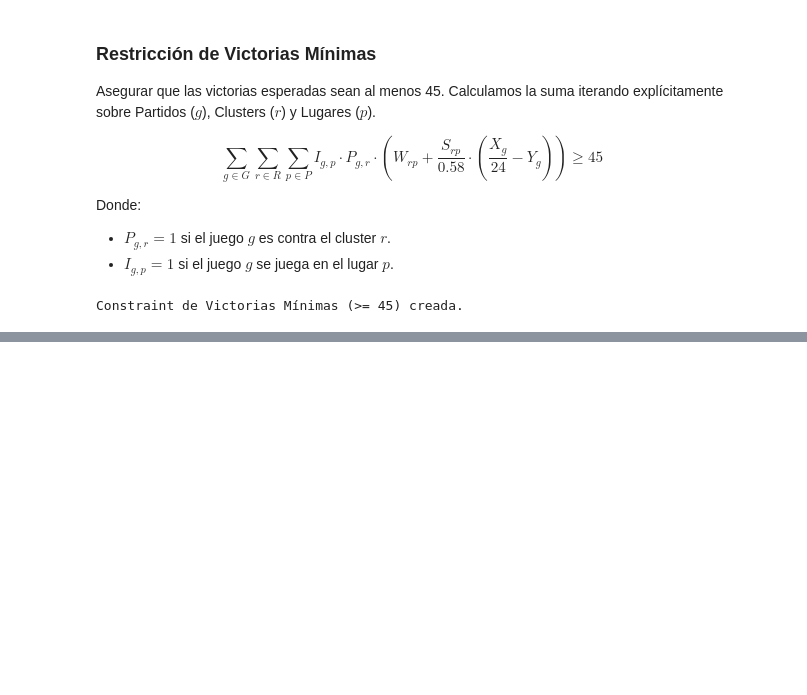
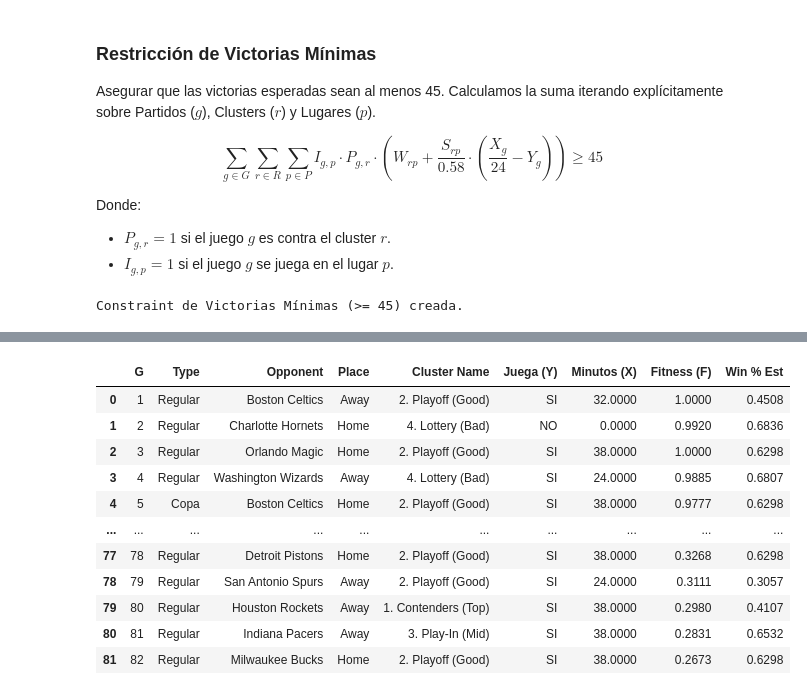
Before and after one commit to juanmoraga05/ProyectoOptimizacion, a Jupyter notebook: main.ipynb, the cells around one changed output, grey strips where cells are left out. Drawn from its saved outputs; the diff is of its cells as text; code cells hidden in the pictures; blank space fills up the shorter version.

```diff
--- a/main.ipynb
+++ b/main.ipynb
@@ -819,0 +922,84 @@ Game 82: Juega=1, Min=38.0, Físico=0.32
+# %%
+# Crear lista para almacenar detalles
+games_details = []
+
+# Asegurar que df_schedule esté indexado correctamente si es necesario,
+# pero aquí asumimos que podemos acceder por el ID de juego 'g' de alguna forma
+# Si df_schedule tiene G como columna, podemos buscar la fila.
+
+# Mapeo de Clusters a Nombres Representativos (Ranking: 3 > 0 > 2 > 1)
+cluster_map = {
+    3: "1. Contenders (Top)",
+    0: "2. Playoff (Good)",
+    2: "3. Play-In (Mid)",
+    1: "4. Lottery (Bad)"
+}
+
+for g in model.G:
+    # 1. Valores del Modelo
+    played_flag = pyo.value(model.Y[g])
+    minutes = pyo.value(model.X[g])
+    fitness = pyo.value(model.F[g])
+
+    # 2. Información del Calendario (df_schedule)
+    # Buscamos la fila donde 'G' == g
+    row = df_schedule[df_schedule['G'] == g].iloc[0]
+    opponent_name = row['Opponent']
+    # Cluster del oponente
+    opp_cluster = int(row['Opponent_Cluster']) if 'Opponent_Cluster' in row else -1
+    cluster_label = cluster_map.get(opp_cluster, "N/A")
+
+    # Lugar (Home/Away)
+    is_away = Place_g[g] # 1=Away, 0=Home
+    place_str = "Away" if is_away == 1 else "Home"
+
+    # Copa
+    is_cup = "Copa" if T_g.get(g, 0) == 1 else "Regular"
+
+    # 3. Probabilidad de Victoria Estimada para este partido
+    # Win Prob = W + (S / 0.58) * (X/24 - Y)
+    # Recuperamos W y S para este (cluster, place)
+    w_curr = W_rp.get((opp_cluster, is_away), 0)
+    s_curr = S_rp.get((opp_cluster, is_away), 0)
+
+    # Calcular
+    if played_flag > 0.5:
+        # Si juega
+        prob_win = w_curr + (s_curr / 0.58) * (minutes/24 - 1)
+    else:
+        # Si no juega X=0, Y=0 -> Win Prob = W
+        prob_win = w_curr
+
+    games_details.append({
+        "G": g,
+        "Opponent": opponent_name,
+        "Place": place_str,
+        "Cluster": opp_cluster,
+        "Cluster Name": cluster_label,
+        "Type": is_cup,
+        "Juega (Y)": "SI" if played_flag > 0.5 else "NO",
+        "Minutos (X)": minutes,
+        "Fitness (F)": fitness,
+        "Win % Est": prob_win
+    })
+
+# Convertir a DataFrame
+df_games_detailed = pd.DataFrame(games_details)
+
+# Ajustes visuales
+# Formato condicional o simplemente mostrar
+print(f"--- DETALLE DE CALENDARIO Y DECISIONES ({len(df_games_detailed)} partidos) ---")
+
+# Mostrar una muestra o todo. Con display() en VSCode se ve scrolleable.
+# Ordenamos columnas para legibilidad
+cols_order = ["G", "Type", "Opponent", "Place", "Cluster Name", "Juega (Y)", "Minutos (X)", "Fitness (F)", "Win % Est"]
+df_games_detailed = df_games_detailed[cols_order]
+
+# Formatear columnas numéricas para visualización
+pd.options.display.float_format = '{:.4f}'.format
+
+display(df_games_detailed)
+
+# Opcional: Mostrar solo los partidos jugados si se desea
+# display(df_games_detailed[df_games_detailed["Juega (Y)"] == "SI"])
+# %% [output]
@@ -819,0 +1007,12 @@ Game 82: Juega=1, Min=38.0, Físico=0.32
+|  | G | Type | Opponent | Place | Cluster Name | Juega (Y) | Minutos (X) | Fitness (F) | Win % Est |
+| 0 | 1 | Regular | Boston Celtics | Away | 2. Playoff (Good) | SI | 32.0000 | 1.0000 | 0.4508 |
+| 1 | 2 | Regular | Charlotte Hornets | Home | 4. Lottery (Bad) | NO | 0.0000 | 0.9920 | 0.6836 |
+| 2 | 3 | Regular | Orlando Magic | Home | 2. Playoff (Good) | SI | 38.0000 | 1.0000 | 0.6298 |
+| 3 | 4 | Regular | Washington Wizards | Away | 4. Lottery (Bad) | SI | 24.0000 | 0.9885 | 0.6807 |
+| 4 | 5 | Copa | Boston Celtics | Home | 2. Playoff (Good) | SI | 38.0000 | 0.9777 | 0.6298 |
+| ... | ... | ... | ... | ... | ... | ... | ... | ... | ... |
+| 77 | 78 | Regular | Detroit Pistons | Home | 2. Playoff (Good) | SI | 38.0000 | 0.3268 | 0.6298 |
+| 78 | 79 | Regular | San Antonio Spurs | Away | 2. Playoff (Good) | SI | 24.0000 | 0.3111 | 0.3057 |
+| 79 | 80 | Regular | Houston Rockets | Away | 1. Contenders (Top) | SI | 38.0000 | 0.2980 | 0.4107 |
+| 80 | 81 | Regular | Indiana Pacers | Away | 3. Play-In (Mid) | SI | 38.0000 | 0.2831 | 0.6532 |
+| 81 | 82 | Regular | Milwaukee Bucks | Home | 2. Playoff (Good) | SI | 38.0000 | 0.2673 | 0.6298 |
```
Also changed, not shown: parts of 17 cells of this notebook.
